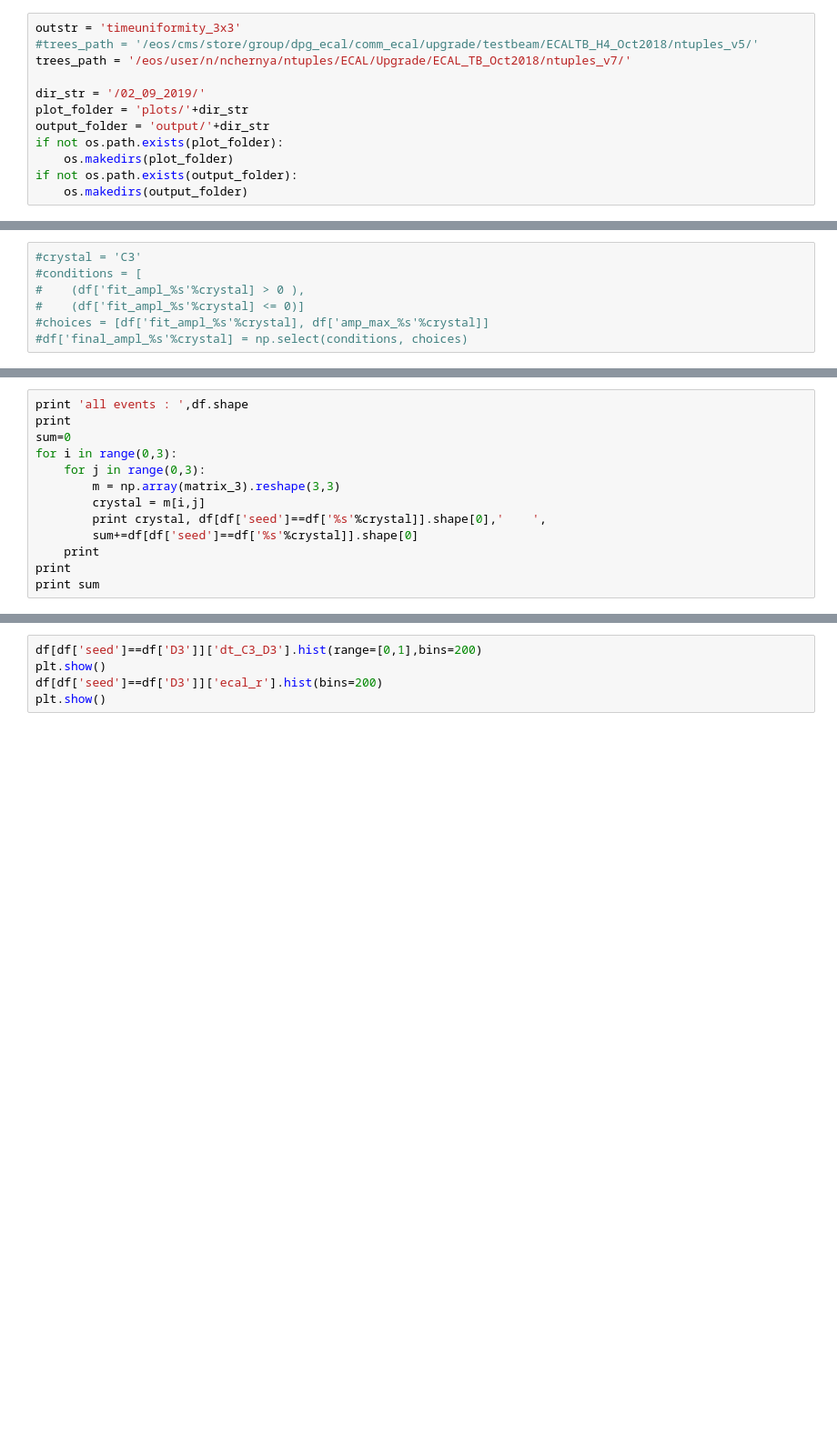
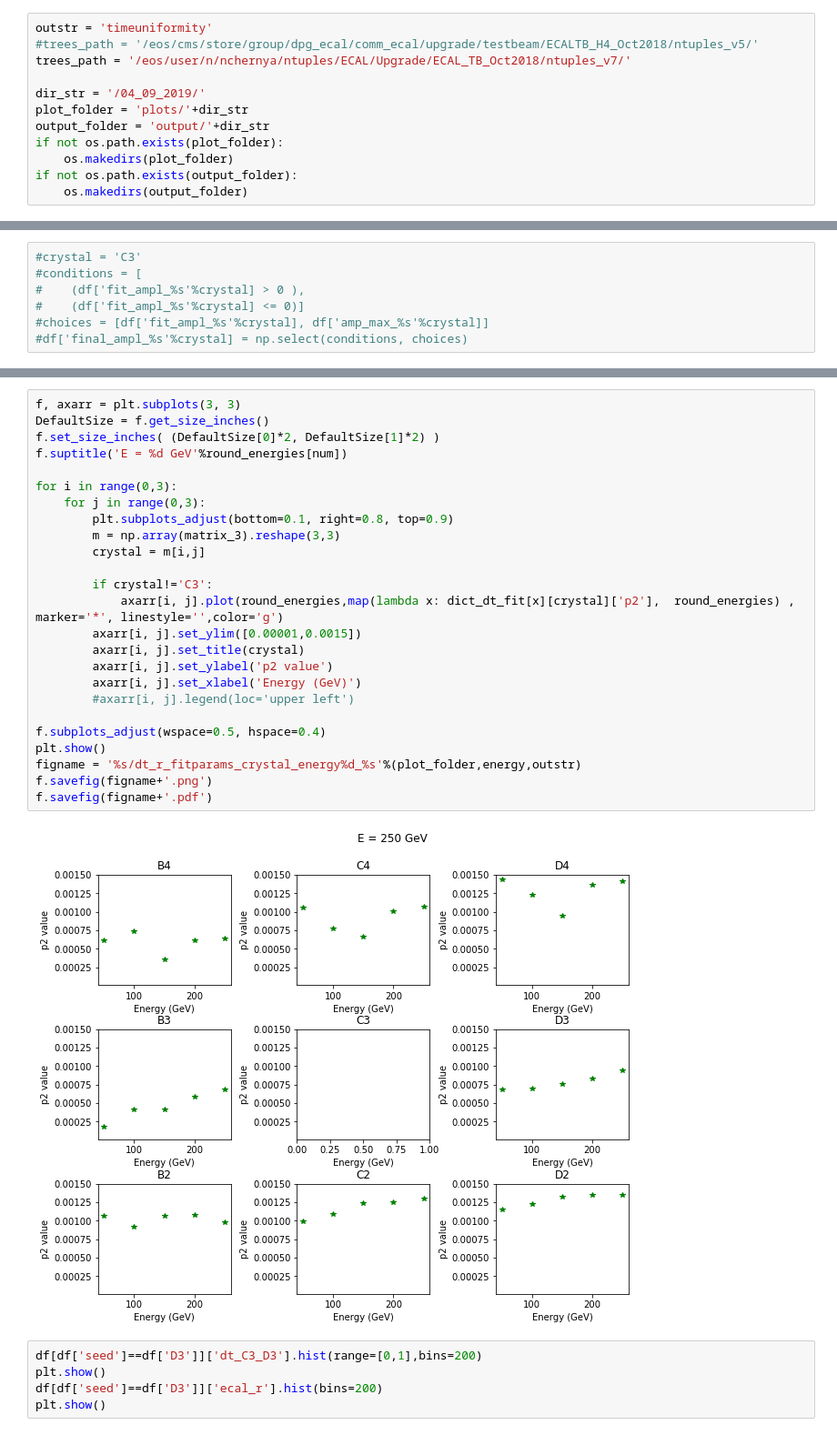
Before and after one commit to chernyavskaya/ECALtestBeam, a Jupyter notebook: EcalTimeUniformity.ipynb, the cells around one changed output, grey strips where cells are left out. Shown at 91% size. Drawn from its saved outputs; the diff is of its cells as text; blank space fills up the shorter version.

```diff
--- a/EcalTimeUniformity.ipynb
+++ b/EcalTimeUniformity.ipynb
@@ -27,9 +29,9 @@ import pandas as pd
 # %%
-outstr = 'timeuniformity_3x3'
+outstr = 'timeuniformity'
 #trees_path = '/eos/cms/store/group/dpg_ecal/comm_ecal/upgrade/testbeam/ECALTB_H4_Oct2018/ntuples_v5/'
 trees_path = '/eos/user/n/nchernya/ntuples/ECAL/Upgrade/ECAL_TB_Oct2018/ntuples_v7/'
 
-dir_str = '/02_09_2019/'
+dir_str = '/04_09_2019/'
 plot_folder = 'plots/'+dir_str
 output_folder = 'output/'+dir_str
 if not os.path.exists(plot_folder):
@@ -297,13 +358,0 @@ f.savefig(figname+'.pdf')
-# %%
-print 'all events : ',df.shape
-print
-sum=0
-for i in range(0,3):
-    for j in range(0,3):
-        m = np.array(matrix_3).reshape(3,3)
-        crystal = m[i,j]
-        print crystal, df[df['seed']==df['%s'%crystal]].shape[0],'    ',
-        sum+=df[df['seed']==df['%s'%crystal]].shape[0]
-    print
-print
-print sum
@@ -326,3 +359,30 @@ B2 283      C2 12736      D2 6265
+# %%
+f, axarr = plt.subplots(3, 3)
+DefaultSize = f.get_size_inches()
+f.set_size_inches( (DefaultSize[0]*2, DefaultSize[1]*2) )
+f.suptitle('E = %d GeV'%round_energies[num])
+
+for i in range(0,3):
+    for j in range(0,3):
+        plt.subplots_adjust(bottom=0.1, right=0.8, top=0.9)
+        m = np.array(matrix_3).reshape(3,3)
+        crystal = m[i,j]
+
+        if crystal!='C3':
+            axarr[i, j].plot(round_energies,map(lambda x: dict_dt_fit[x][crystal]['p2'],  round_energies) , marker='*', linestyle='',color='g')
+        axarr[i, j].set_ylim([0.00001,0.0015])
+        axarr[i, j].set_title(crystal)
+        axarr[i, j].set_ylabel('p2 value')
+        axarr[i, j].set_xlabel('Energy (GeV)')
+        #axarr[i, j].legend(loc='upper left')
+
+f.subplots_adjust(wspace=0.5, hspace=0.4)
+plt.show()
+figname = '%s/dt_r_fitparams_crystal_energy%d_%s'%(plot_folder,energy,outstr)
+f.savefig(figname+'.png')
+f.savefig(figname+'.pdf')
+# %% [output]
+[figure, added]
 # %%
 df[df['seed']==df['D3']]['dt_C3_D3'].hist(range=[0,1],bins=200)
 plt.show()
```
Also changed, not shown: parts of 14 cells of this notebook.
